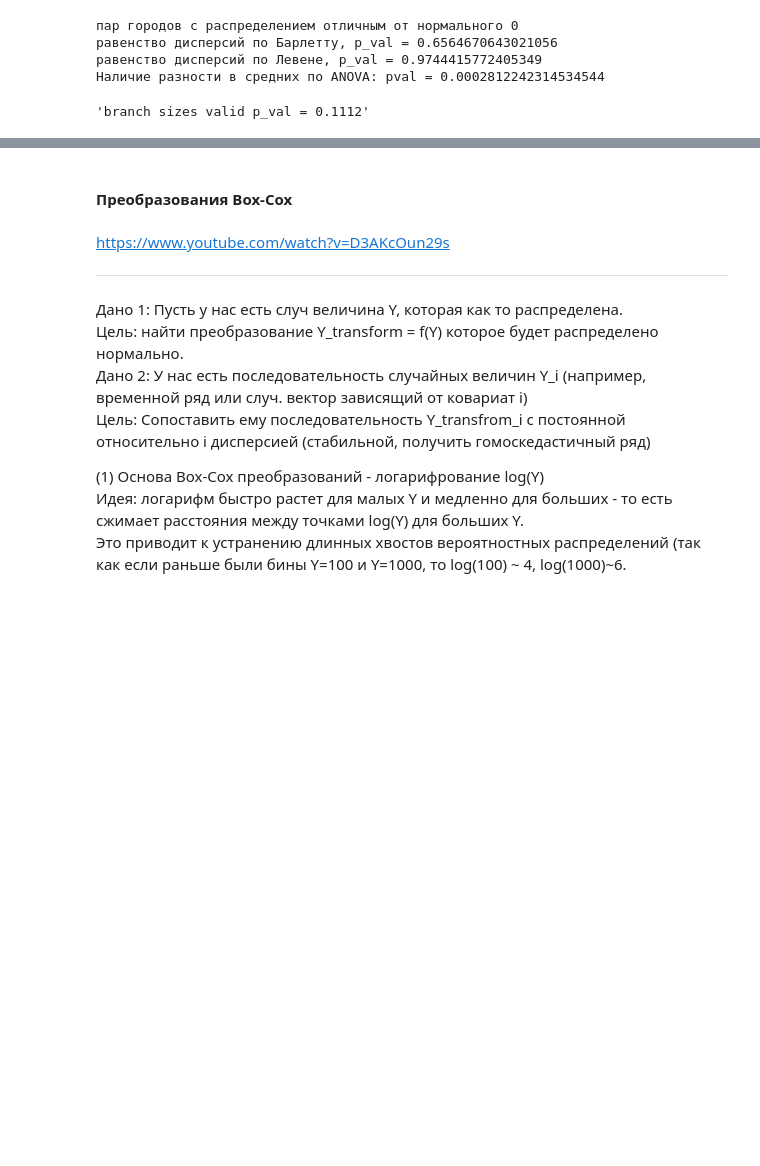
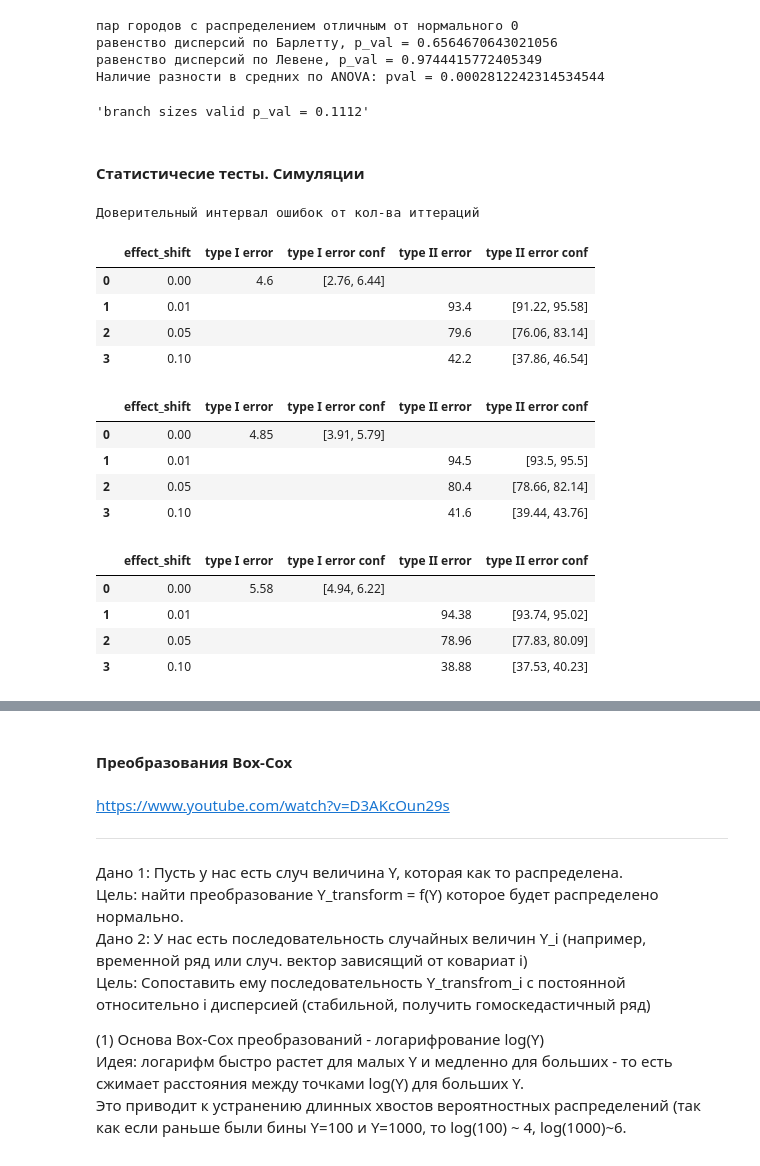
Before and after one commit to gavrevnik/analytics_tools, a Jupyter notebook: Статистика.ipynb, the cells around one changed output, grey strips where cells are left out. Cells and saved outputs as stored; diff of their text form; code cells hidden in the pictures; blank space fills up the shorter version.

```diff
--- a/Статистика.ipynb
+++ b/Статистика.ipynb
@@ -441,3 +441,44 @@ real = [1000, 1070, 980] # если не указывать exp - то масс
 ht.check_branch_balance(real)
 # %% [output]
 'branch sizes valid p_val = 0.1112'
+# %% [markdown]
+#### Статистичесие тесты. Симуляции
+# %%
+# Проверяемые ниже стат тесты
+def stat_test_ttest_greater(metric_arr):
+    alpha = 0.05
+    p_value = ht.ttest_calc(metric_arr[0], metric_arr[1], alpha=alpha, alternative='greater')[1]
+    return int(p_value < alpha)
+
+def stat_test_ttest(metric_arr):
+    alpha = 0.05
+    p_value = ht.ttest_calc(metric_arr[0], metric_arr[1], alpha=alpha)[1]
+    return int(p_value < alpha)
+
+def stat_test_mannwhitneyu(metric_arr):
+    alpha = 0.05
+    _, p_value = mannwhitneyu(metric_arr[0], metric_arr[1])
+    return int(p_value < alpha)
+# %%
+print('Доверительный интервал ошибок от кол-ва иттераций')
+df1 = ht.simulate_test(stat_test_ttest, metric_size = 1000, metric_dist = 'normal', effect_range=[0, 0.01, 0.05, 0.1], metric_cnt = 2, iter_cnt = 500)
+df2 = ht.simulate_test(stat_test_ttest, metric_size = 1000, metric_dist = 'normal', effect_range=[0, 0.01, 0.05, 0.1], metric_cnt = 2, iter_cnt = 2000)
+df3 = ht.simulate_test(stat_test_ttest, metric_size = 1000, metric_dist = 'normal', effect_range=[0, 0.01, 0.05, 0.1], metric_cnt = 2, iter_cnt = 5000)
+eda.display_df([df1, df2, df3])
+# %% [output]
+Доверительный интервал ошибок от кол-ва иттераций
+|  | effect_shift | type I error | type I error conf | type II error | type II error conf |
+| 0 | 0.00 | 4.6 | [2.76, 6.44] |  |  |
+| 1 | 0.01 |  |  | 93.4 | [91.22, 95.58] |
+| 2 | 0.05 |  |  | 79.6 | [76.06, 83.14] |
+| 3 | 0.10 |  |  | 42.2 | [37.86, 46.54] |
+|  | effect_shift | type I error | type I error conf | type II error | type II error conf |
+| 0 | 0.00 | 4.85 | [3.91, 5.79] |  |  |
+| 1 | 0.01 |  |  | 94.5 | [93.5, 95.5] |
+| 2 | 0.05 |  |  | 80.4 | [78.66, 82.14] |
+| 3 | 0.10 |  |  | 41.6 | [39.44, 43.76] |
+|  | effect_shift | type I error | type I error conf | type II error | type II error conf |
+| 0 | 0.00 | 5.58 | [4.94, 6.22] |  |  |
+| 1 | 0.01 |  |  | 94.38 | [93.74, 95.02] |
+| 2 | 0.05 |  |  | 78.96 | [77.83, 80.09] |
+| 3 | 0.10 |  |  | 38.88 | [37.53, 40.23] |
```
Also changed, not shown: parts of 6 cells of this notebook, 2 other files.
